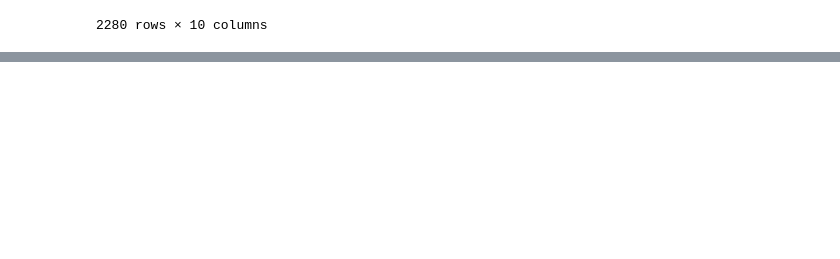
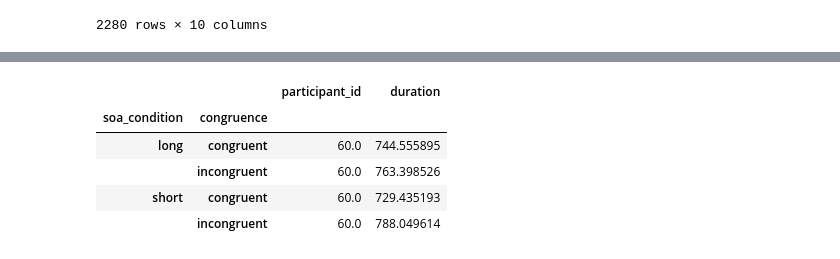
Before and after one commit to ethanweed/ExPsyLing, a Jupyter notebook: experiments/masked_prime/scripts/data-inspection.ipynb, the cells around one changed output, grey strips where cells are left out. Cells and saved outputs as stored; diff of their text form; code cells hidden in the pictures; blank space fills up the shorter version.

```diff
--- a/experiments/masked_prime/scripts/data-inspection.ipynb
+++ b/experiments/masked_prime/scripts/data-inspection.ipynb
@@ -82 +97,10 @@ df_e = df_e.groupby(['soa_condition', 'congruence']).mean(['duration'])
+# %%
+df_grouped
+# %% [output]
+|  |  | participant_id | duration |
+| soa_condition | congruence |  |  |
+| long | congruent | 60.0 | 744.555895 |
+|  | incongruent | 60.0 | 763.398526 |
+| short | congruent | 60.0 | 729.435193 |
+|  | incongruent | 60.0 | 788.049614 |
 # %%
```
Also changed, not shown: parts of 9 cells of this notebook, 1 other file.
